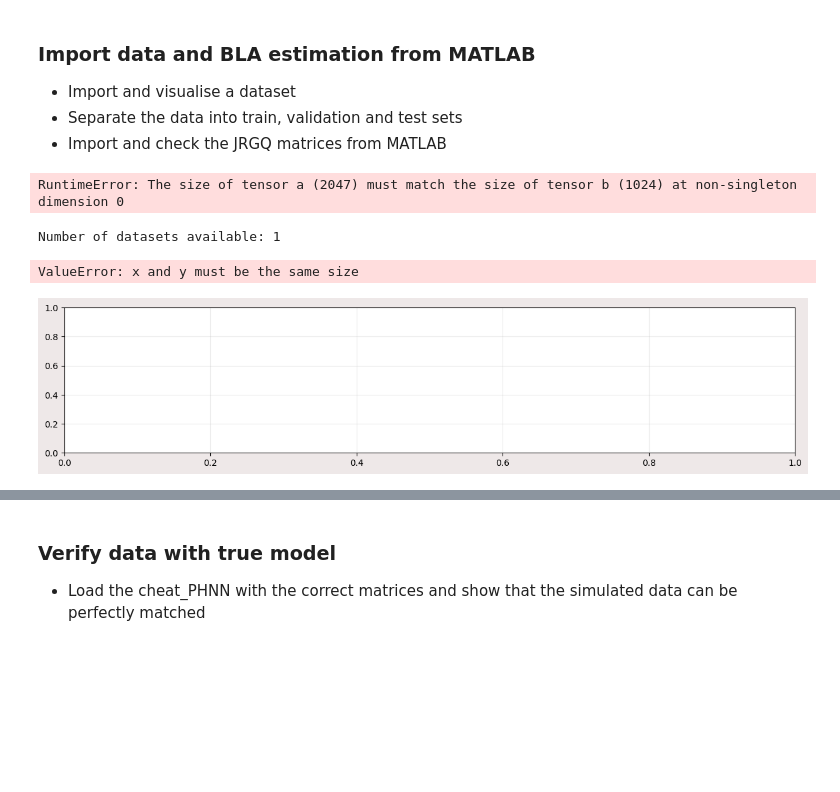
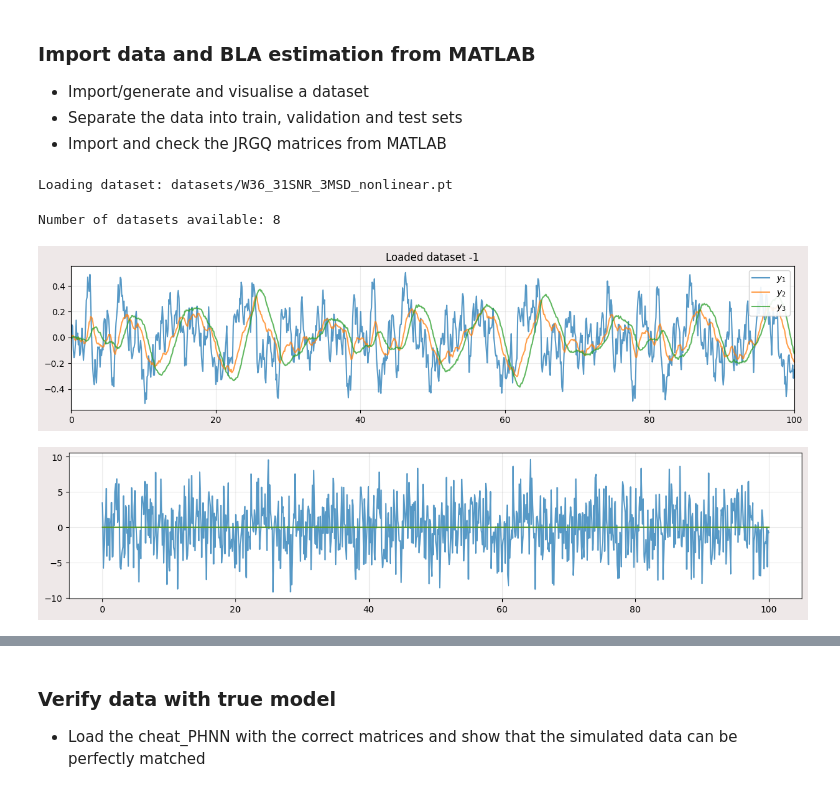
Before and after one commit to gevanotterdijk/Port-Hamiltonian, a Jupyter notebook: BLA_init_validation.ipynb, the cells around one changed output, grey strips where cells are left out. Cells and saved outputs as stored; diff of their text form; code cells hidden in the pictures; blank space fills up the shorter version.

```diff
--- a/BLA_init_validation.ipynb
+++ b/BLA_init_validation.ipynb
@@ -46,34 +46,45 @@ plt.rcParams['axes.grid'] = True
 plt.rcParams['grid.alpha'] = 0.25
 # %% [markdown]
 ### Import data and BLA estimation from MATLAB
-- Import and visualise a dataset
+- Import/generate and visualise a dataset
 - Separate the data into train, validation and test sets
 - Import and check the JRGQ matrices from MATLAB
-# %%
-# TODO: Recreate the sim_time vector from data stored in the datasets.pt file
-# Current best approximation is
-sim_time = torch.linspace(0, 100, 1024)
-dt = sim_time[1]     # To be saved with the file
-recreated_time = torch.arange(0, 200+dt, dt)
-plt.plot(recreated_time-sim_time)
-# %% [output]
-RuntimeError: The size of tensor a (2047) must match the size of tensor b (1024) at non-singleton dimension 0
+# %%
+# System settings
+sim_time = torch.linspace(0, 100, 1000)   # NOTE be careful of sim_time: [0, 100] for dataset, while [0, 1] for matlab
+signal_to_noise_ratio = 31.623
+M_vals = torch.FloatTensor([2, 2, 2])
+D_vals = torch.FloatTensor([3, 3, 3])
+K_vals = torch.FloatTensor([4, 4, 4])
+cD_vals = torch.FloatTensor([1, 1, 1])
+
+# Import or generate data
+if os.path.isfile(PATH_DATASET):
+    print(f"Loading dataset: {PATH_DATASET}")
+    datasets = torch.load(PATH_DATASET, weights_only=False)
+else:
+    print(f"Generating dataset to: {PATH_DATASET}")
+    datasets = generate_data(sim_time, M_vals=M_vals, D_vals=D_vals, K_vals=K_vals, cubic_D=cD_vals, n_datasets=8, SNR=signal_to_noise_ratio, freq_band=torch.linspace(0.1, 12, 40))
+    torch.save(datasets, PATH_DATASET)
+# %% [output]
+Loading dataset: datasets/W36_31SNR_3MSD_nonlinear.pt
 # %%
-# Import the dataset and visualise the measurements
-datasets = torch.load(PATH_DATA, weights_only=False)
+# Visualise the datasets
 print(f"Number of datasets available: {len(datasets)}")
 
 z = -1
-plt.scatter(sim_time, datasets[z]["noisy_output"][:, 0], s=0.5)
-plt.scatter(sim_time, datasets[z]["noisy_output"][:, 1], s=0.5)
-plt.scatter(sim_time, datasets[z]["noisy_output"][:, 2], s=0.5)
+plt.plot(sim_time, datasets[z]["noisy_output"][:, 0], alpha=0.75)
+plt.plot(sim_time, datasets[z]["noisy_output"][:, 1], alpha=0.75)
+plt.plot(sim_time, datasets[z]["noisy_output"][:, 2], alpha=0.75)
 plt.legend(["$y_{1}$", "$y_{2}$", "$y_{3}$"], loc=1)
 plt.title(f"Loaded dataset {z}")
 plt.xlim([0, sim_time[-1]])
 plt.show()
+plt.plot(sim_time, datasets[z]["inputs"], alpha=0.75)
+plt.show()
 # %% [output]
-Number of datasets available: 1
+Number of datasets available: 8
-ValueError: x and y must be the same size
-[figure, old version]
+[figure, new version]
+[figure, added]
 # %%
 # Divide the datasets across training, validation and testing datasets
```
Also changed, not shown: parts of 16 cells of this notebook, 2 other files.
